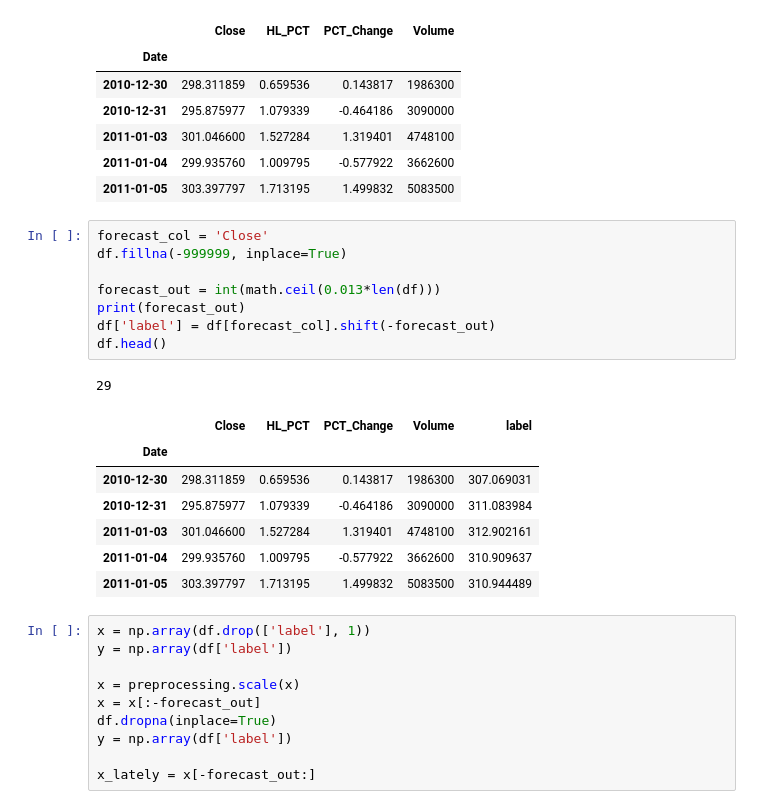
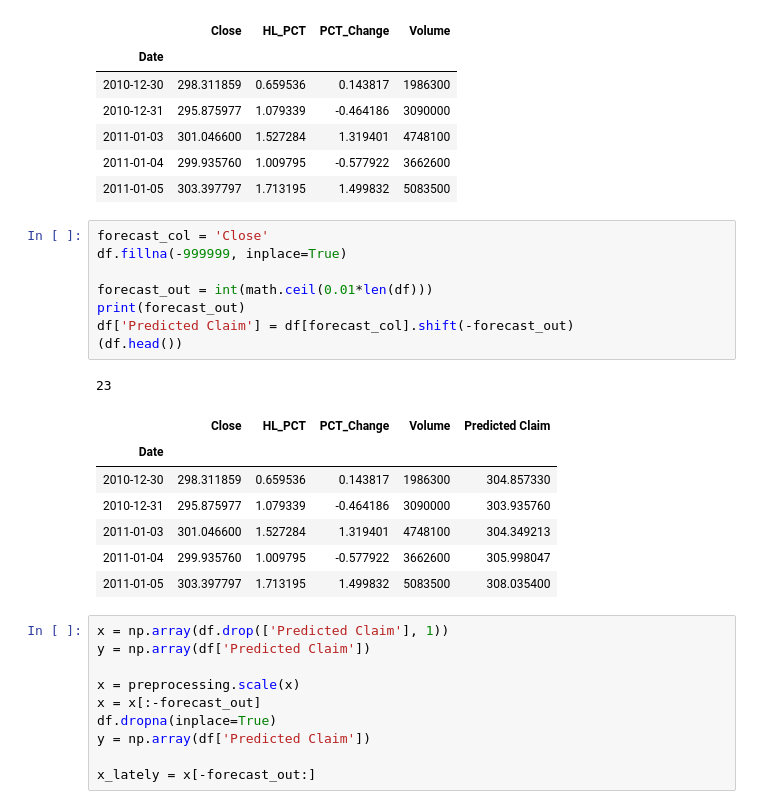
Before and after one commit to a1bhinav/MachineLearning, a Jupyter notebook: Google Stock Price Prediction/LinearRegression.ipynb, the cells around one changed output. Cells and saved outputs as stored; diff of their text form.

```diff
--- a/Google Stock Price Prediction/LinearRegression.ipynb
+++ b/Google Stock Price Prediction/LinearRegression.ipynb
@@ -43,28 +105,28 @@ df.head()
 # %%
 forecast_col = 'Close'
 df.fillna(-999999, inplace=True)
 
-forecast_out = int(math.ceil(0.013*len(df)))
+forecast_out = int(math.ceil(0.01*len(df)))
 print(forecast_out)
-df['label'] = df[forecast_col].shift(-forecast_out)
-df.head()
+df['Predicted Claim'] = df[forecast_col].shift(-forecast_out)
+(df.head())
 # %% [output]
-29
+23
-|  | Close | HL_PCT | PCT_Change | Volume | label |
+|  | Close | HL_PCT | PCT_Change | Volume | Predicted Claim |
 | Date |  |  |  |  |  |
-| 2010-12-30 | 298.311859 | 0.659536 | 0.143817 | 1986300 | 307.069031 |
-| 2010-12-31 | 295.875977 | 1.079339 | -0.464186 | 3090000 | 311.083984 |
-| 2011-01-03 | 301.046600 | 1.527284 | 1.319401 | 4748100 | 312.902161 |
-| 2011-01-04 | 299.935760 | 1.009795 | -0.577922 | 3662600 | 310.909637 |
-| 2011-01-05 | 303.397797 | 1.713195 | 1.499832 | 5083500 | 310.944489 |
+| 2010-12-30 | 298.311859 | 0.659536 | 0.143817 | 1986300 | 304.857330 |
+| 2010-12-31 | 295.875977 | 1.079339 | -0.464186 | 3090000 | 303.935760 |
+| 2011-01-03 | 301.046600 | 1.527284 | 1.319401 | 4748100 | 304.349213 |
+| 2011-01-04 | 299.935760 | 1.009795 | -0.577922 | 3662600 | 305.998047 |
+| 2011-01-05 | 303.397797 | 1.713195 | 1.499832 | 5083500 | 308.035400 |
 # %%
-x = np.array(df.drop(['label'], 1))
-y = np.array(df['label'])
+x = np.array(df.drop(['Predicted Claim'], 1))
+y = np.array(df['Predicted Claim'])
 
 x = preprocessing.scale(x)
 x = x[:-forecast_out]
 df.dropna(inplace=True)
-y = np.array(df['label'])
+y = np.array(df['Predicted Claim'])
 
 x_lately = x[-forecast_out:]
 # %%
```
Also changed, not shown: parts of 6 cells of this notebook.
